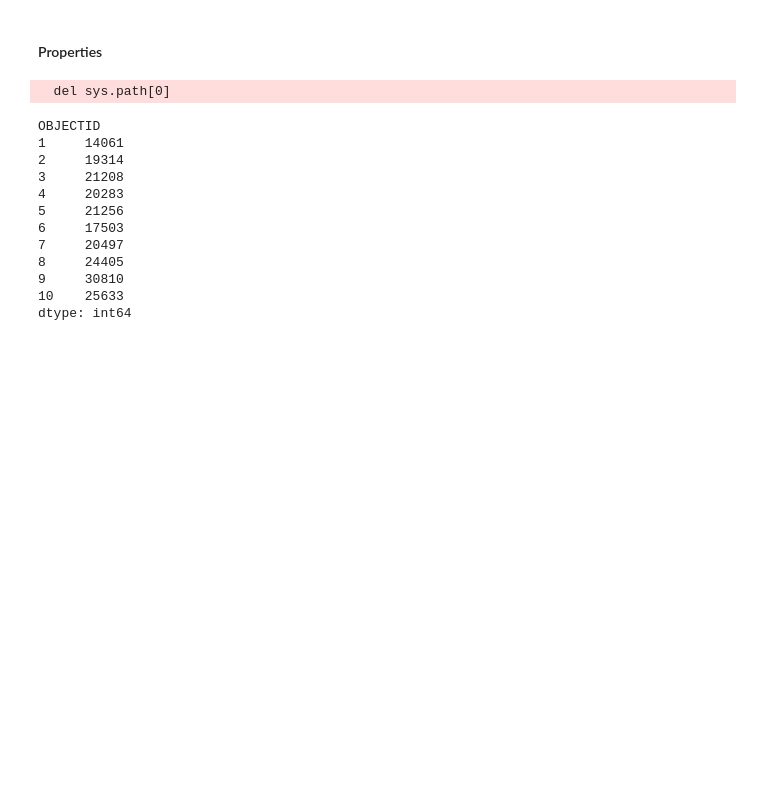
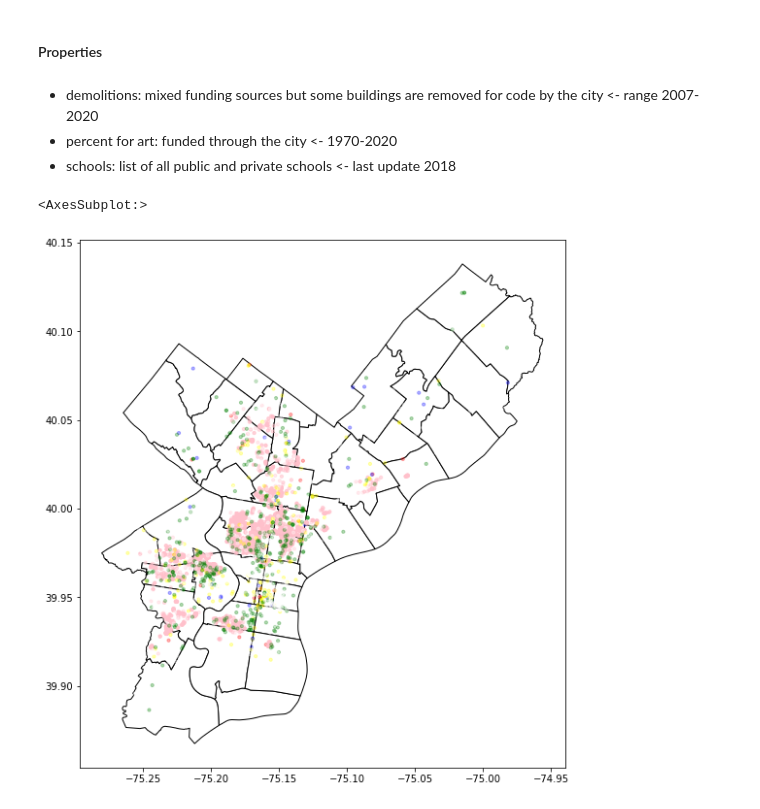
Before and after one commit to mbod/fundcarenotcops_apl, a Jupyter notebook: notebooks/Merge_geoJSON.ipynb, the cells around one changed output. Drawn from its saved outputs; the diff is of its cells as text; code cells hidden in the pictures; blank space fills up the shorter version.

Commit message:
merging geodata

```diff
--- a/notebooks/Merge_geoJSON.ipynb
+++ b/notebooks/Merge_geoJSON.ipynb
@@ -21,4 +23,4 @@ import os
 # %% [markdown]
 #### Adult Resources
 # %%
-PhillyMap = gpd.read_file('../data/Council_Districts_2000.geojson')
+PhillyMap = gpd.read_file('../data/base_geodata/Zipcodes_Poly.geojson')
@@ -126,9 +143,14 @@ housing['Description'] = housing["PROJECT_NAME"]
 housing = housing[['Resource_Category',"Resource","Description","geometry"]]
 # %% [markdown]
 #### Properties
+# %% [markdown]
+- demolitions: mixed funding sources but some buildings are removed for code by the city <- range 2007-2020
+- percent for art: funded through the city <- 1970-2020
+- schools: list of all public and private schools <- last update 2018
 # %%
 # demolished properties
 demo = gpd.read_file('../data/property/demolitions.geojson')
+demo = demo.loc[demo.city_demo == "YES"]
 demo['Resource_Category'] = "Properties"
 demo['Resource'] = "Demolitions"
 demo['Description'] = demo["address"]
@@ -148,25 +170,19 @@ schools['Resource_Category'] = "Properties"
 schools['Resource'] = "School"
 schools['Description'] = schools["SCHOOL_NAME"]
 schools = schools[['Resource_Category',"Resource","Description","geometry"]]
-# %% [output]
-  del sys.path[0]
 # %%
-combined_df = pd.concat([housing_resources,Hospitals,landcare,street_light,big_belly,wire_belly,
-                        Condoms,HIV,HS,housing,demo,art_public,schools])
+combined_df = pd.concat([housing_resources,Hospitals,landcare,
+                        Condoms,HIV,HS,housing,art_public,schools])
 # %%
 sjoined = gpd.sjoin(combined_df,PhillyMap,op='within')
 # %%
-sjoined.groupby('OBJECTID').size()
+PhillyMap['resources'] = sjoined.groupby('OBJECTID').size().fillna(0)
-# %% [output]
-OBJECTID
-1     14061
-2     19314
-3     21208
-4     20283
-5     21256
-6     17503
-7     20497
-8     24405
-9     30810
-10    25633
-dtype: int64
+# %%
+color_map = {"Adult Resources":"red","City Buildings":"blue","City Maintenance":"pink",
+            "Community Center":"yellow","Housing":"green","Properties":"white"}
+
+base = PhillyMap.plot(color='white', edgecolor='black', figsize=(10,10))
+combined_df.plot(ax=base, markersize=10,color=combined_df.Resource_Category.map(color_map),alpha=0.3)
+# %% [output]
+<AxesSubplot:>
+[figure, added]
```
Also changed, not shown: parts of 10 cells of this notebook, 6 other files.
